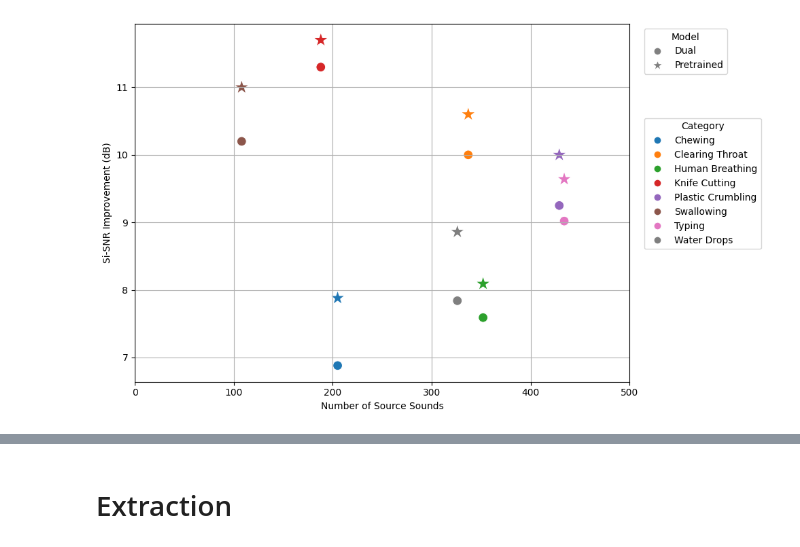
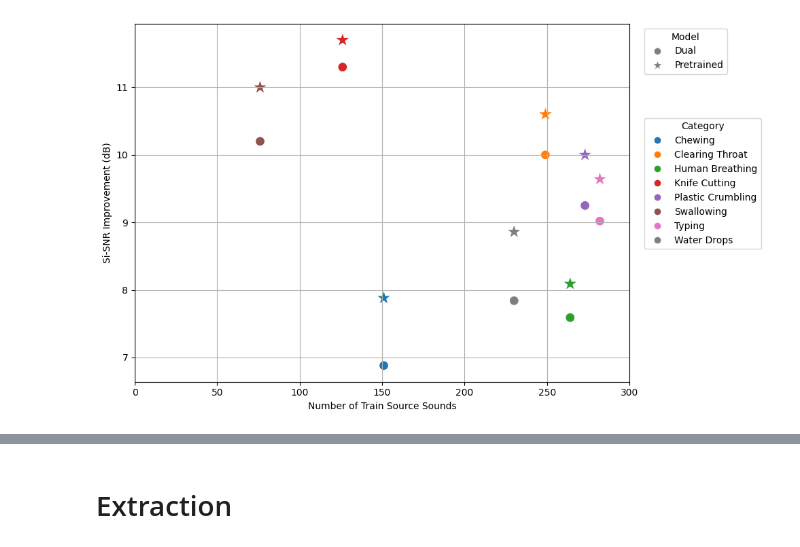
Before and after one commit to LukasFT/misophonia, a Jupyter notebook: notebooks/analysis/plot_per_category.ipynb, the cells around one changed output, grey strips where cells are left out. Saved outputs shown, nothing was run; the diff lists cells and outputs as text; code cells hidden in the pictures.

```diff
--- a/notebooks/analysis/plot_per_category.ipynb
+++ b/notebooks/analysis/plot_per_category.ipynb
@@ -149,7 +202,7 @@ sns.scatterplot(
 sns.scatterplot(
     data=subtract_data,
     x="count",
-    y="si_sniri_ft",
+    y="si_sniri_ft_e2e",
     hue="category_pretty",
     s=350,
     marker="*",
@@ -157,7 +210,7 @@ sns.scatterplot(
     ax=ax,
 )
 
-ax.set_xlabel("Number of Source Sounds")
+ax.set_xlabel("Number of Train Source Sounds")
 ax.set_ylabel("Si-SNR Improvement (dB)")
 
 # Legend 1: model markers
@@ -169,32 +222,32 @@ legend1 = ax.legend(
     handles=model_proxies,
     title="Model",
     loc="upper left",
     bbox_to_anchor=(1.02, 1.0),
     bbox_transform=ax.transAxes,
     frameon=True,
 )
 
 # Legend 2: categories (colors) placed below model legend
 colors = sns.color_palette(n_colors=len(subtract_data["category_pretty"]))
 cat_proxies = [
     Line2D([0], [0], marker="o", color="w", markerfacecolor=tuple(colors[idx]), markersize=8, label=cat)
     for idx, cat in enumerate(subtract_data["category_pretty"])
 ]
 legend2 = ax.legend(
     handles=cat_proxies,
     title="Category",
     loc="upper left",
     bbox_to_anchor=(1.02, 0.75),
     bbox_transform=ax.transAxes,
     frameon=True,
 )
 
 ax.add_artist(legend1)
 
 ax.grid()
-ax.set_xlim(0, 500)
+ax.set_xlim(0, 300)
 plt.tight_layout()
 plt.savefig(get_data_dir() / "report_figs" / "count_vs_si_sniri.pdf", bbox_inches="tight")
 plt.show()
 # %% [output]
-[figure, old version]
+[figure, new version]
```
Also changed, not shown: parts of 15 cells of this notebook, 2 other files.
